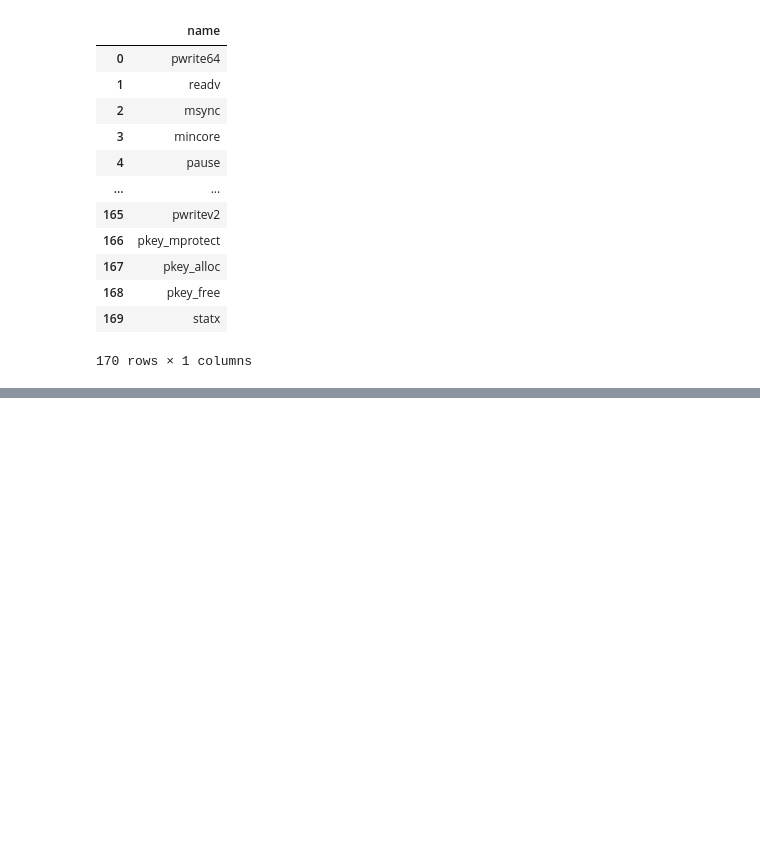
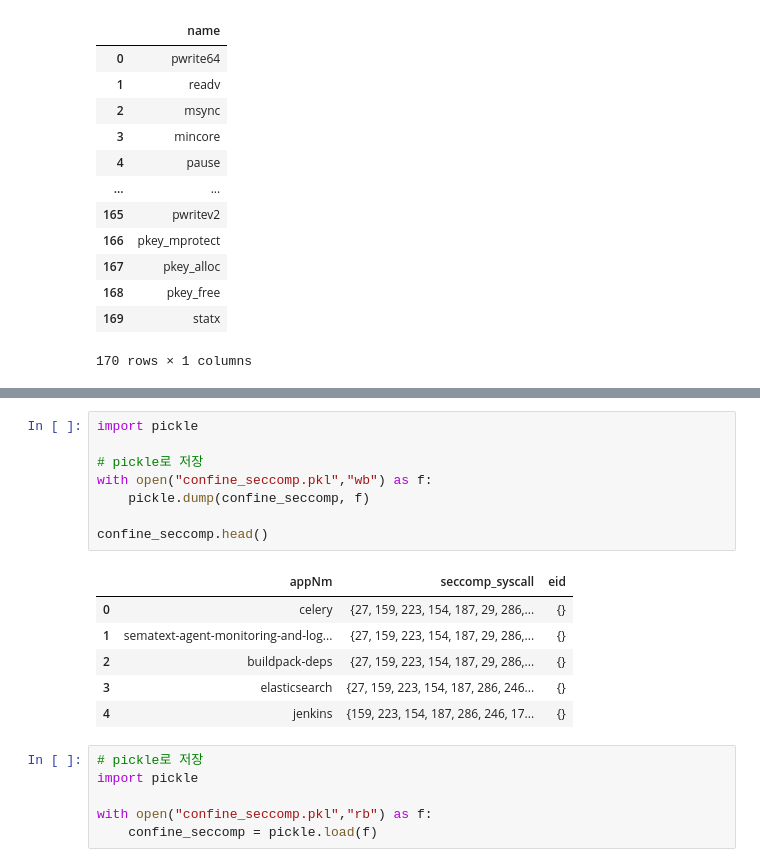
Before and after one commit to sominsong/NIMOS, a Jupyter notebook: analysis/CompareWithConfine.ipynb, the cells around one changed output, grey strips where cells are left out. Cells and saved outputs as stored; diff of their text form; blank space fills up the shorter version.

```diff
--- a/analysis/CompareWithConfine.ipynb
+++ b/analysis/CompareWithConfine.ipynb
@@ -322,0 +299,21 @@ for i, rowi in ngramdf.iterrows():
+# %%
+import pickle
+
+# pickle로 저장
+with open("confine_seccomp.pkl","wb") as f:
+    pickle.dump(confine_seccomp, f)
+
+confine_seccomp.head()
+# %% [output]
+|  | appNm | seccomp_syscall | eid |
+| 0 | celery | {27, 159, 223, 154, 187, 29, 286,... | {} |
+| 1 | sematext-agent-monitoring-and-log... | {27, 159, 223, 154, 187, 29, 286,... | {} |
+| 2 | buildpack-deps | {27, 159, 223, 154, 187, 29, 286,... | {} |
+| 3 | elasticsearch | {27, 159, 223, 154, 187, 286, 246... | {} |
+| 4 | jenkins | {159, 223, 154, 187, 286, 246, 17... | {} |
+# %%
+# pickle로 저장
+import pickle
+
+with open("confine_seccomp.pkl","rb") as f:
+    confine_seccomp = pickle.load(f)
```
Also changed, not shown: parts of 13 cells of this notebook, 2 other files.
